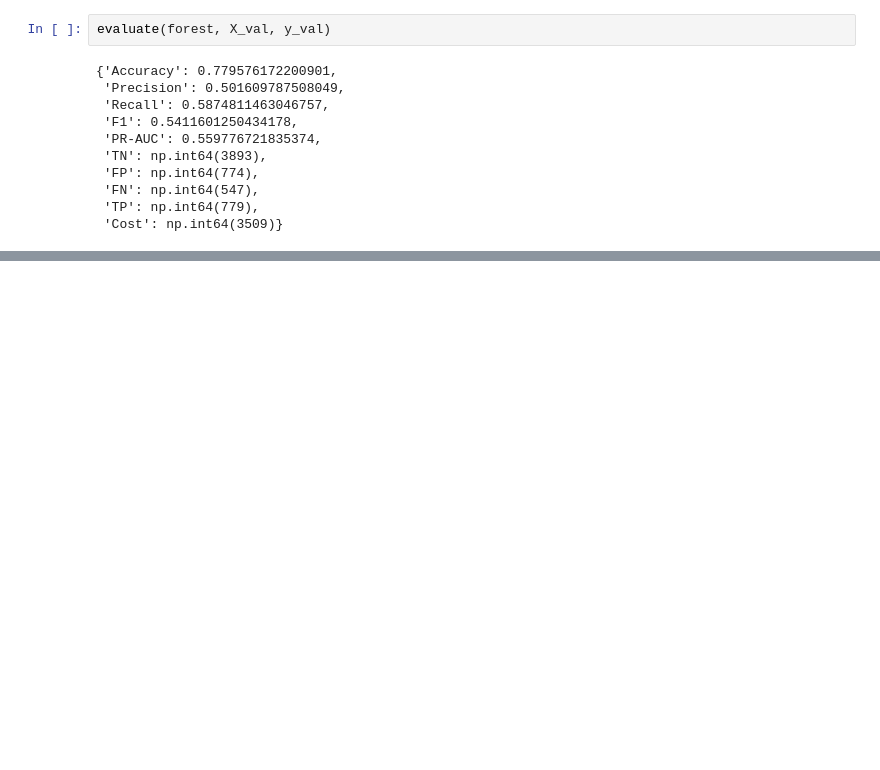
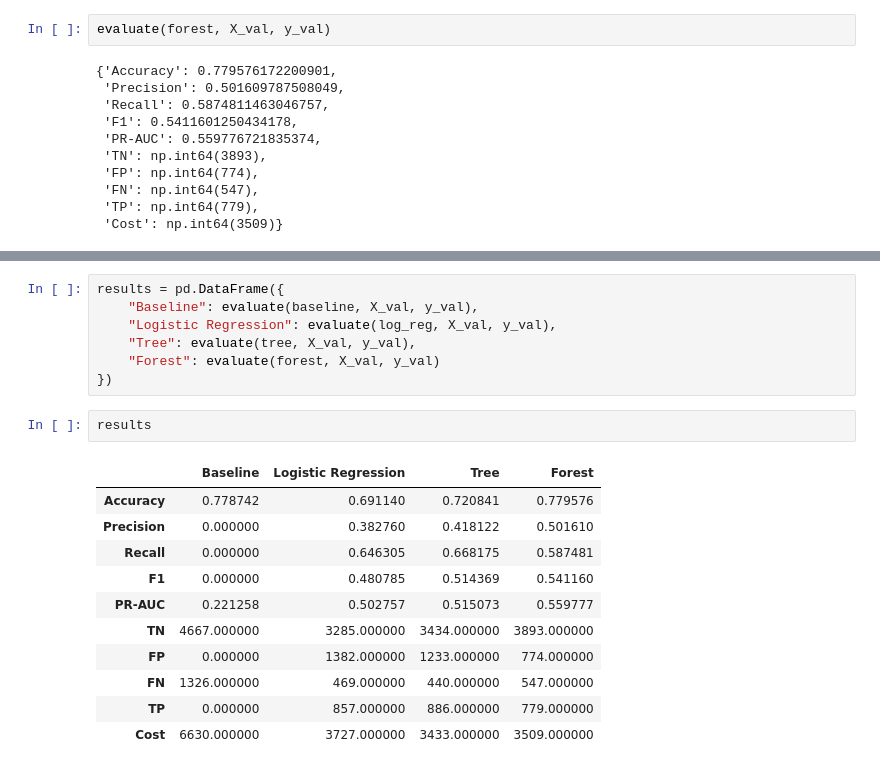
Before and after one commit to SHMUN45/customer-credit-default-ML, a Jupyter notebook: notebooks/03_model_comparison.ipynb, the cells around one changed output, grey strips where cells are left out. Saved outputs shown, nothing was run; the diff lists cells and outputs as text; blank space fills up the shorter version.

Commit message:
Add results table

```diff
--- a/notebooks/03_model_comparison.ipynb
+++ b/notebooks/03_model_comparison.ipynb
@@ -269,0 +272,21 @@ evaluate(forest, X_val, y_val)
+# %%
+results = pd.DataFrame({
+    "Baseline": evaluate(baseline, X_val, y_val),
+    "Logistic Regression": evaluate(log_reg, X_val, y_val),
+    "Tree": evaluate(tree, X_val, y_val),
+    "Forest": evaluate(forest, X_val, y_val)
+})
+# %%
+results
+# %% [output]
+|  | Baseline | Logistic Regression | Tree | Forest |
+| Accuracy | 0.778742 | 0.691140 | 0.720841 | 0.779576 |
+| Precision | 0.000000 | 0.382760 | 0.418122 | 0.501610 |
+| Recall | 0.000000 | 0.646305 | 0.668175 | 0.587481 |
+| F1 | 0.000000 | 0.480785 | 0.514369 | 0.541160 |
+| PR-AUC | 0.221258 | 0.502757 | 0.515073 | 0.559777 |
+| TN | 4667.000000 | 3285.000000 | 3434.000000 | 3893.000000 |
+| FP | 0.000000 | 1382.000000 | 1233.000000 | 774.000000 |
+| FN | 1326.000000 | 469.000000 | 440.000000 | 547.000000 |
+| TP | 0.000000 | 857.000000 | 886.000000 | 779.000000 |
+| Cost | 6630.000000 | 3727.000000 | 3433.000000 | 3509.000000 |
```
Also changed, not shown: parts of 5 cells of this notebook.
